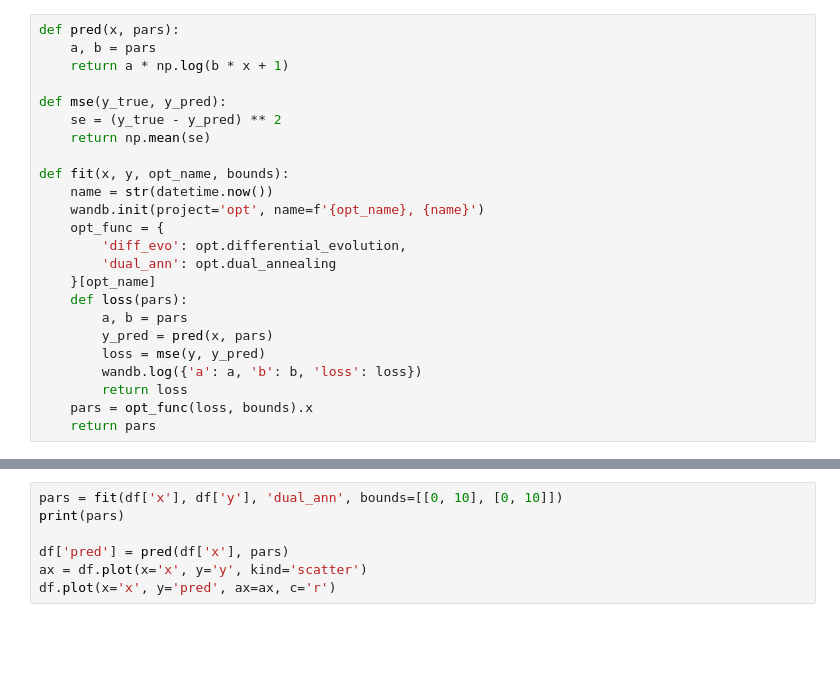
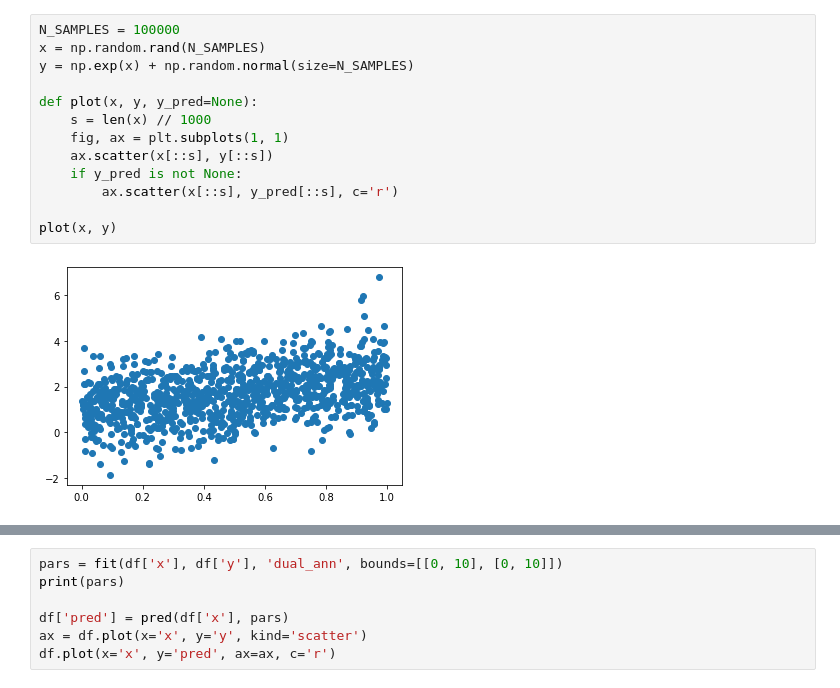
Before and after one commit to noallynoclan/colab, a Jupyter notebook: wandb_optimize.ipynb, the cells around one changed output, grey strips where cells are left out. Saved outputs shown, nothing was run; the diff lists cells and outputs as text; blank space fills up the shorter version.

```diff
--- a/wandb_optimize.ipynb
+++ b/wandb_optimize.ipynb
@@ -22,24 +17,15 @@ print(len(df))
-# %%
-def pred(x, pars):
-    a, b = pars
-    return a * np.log(b * x + 1)
-
-def mse(y_true, y_pred):
-    se = (y_true - y_pred) ** 2
-    return np.mean(se)
-
-def fit(x, y, opt_name, bounds):
-    name = str(datetime.now())
-    wandb.init(project='opt', name=f'{opt_name}, {name}')
-    opt_func = {
-        'diff_evo': opt.differential_evolution,
-        'dual_ann': opt.dual_annealing
-    }[opt_name]
-    def loss(pars):
-        a, b = pars
-        y_pred = pred(x, pars)
-        loss = mse(y, y_pred)
-        wandb.log({'a': a, 'b': b, 'loss': loss})
-        return loss
-    pars = opt_func(loss, bounds).x
-    return pars
+# %%
+N_SAMPLES = 100000
+x = np.random.rand(N_SAMPLES)
+y = np.exp(x) + np.random.normal(size=N_SAMPLES)
+
+def plot(x, y, y_pred=None):
+    s = len(x) // 1000
+    fig, ax = plt.subplots(1, 1)
+    ax.scatter(x[::s], y[::s])
+    if y_pred is not None:
+        ax.scatter(x[::s], y_pred[::s], c='r')
+
+plot(x, y)
+# %% [output]
+[figure, added]
```
Also changed, not shown: parts of 6 cells of this notebook.
